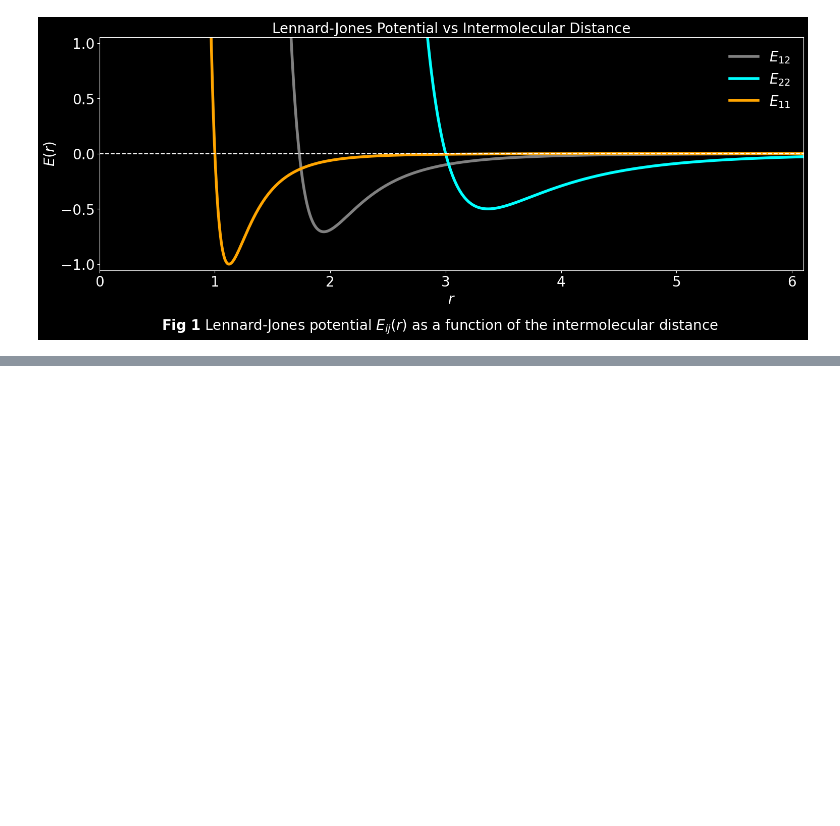
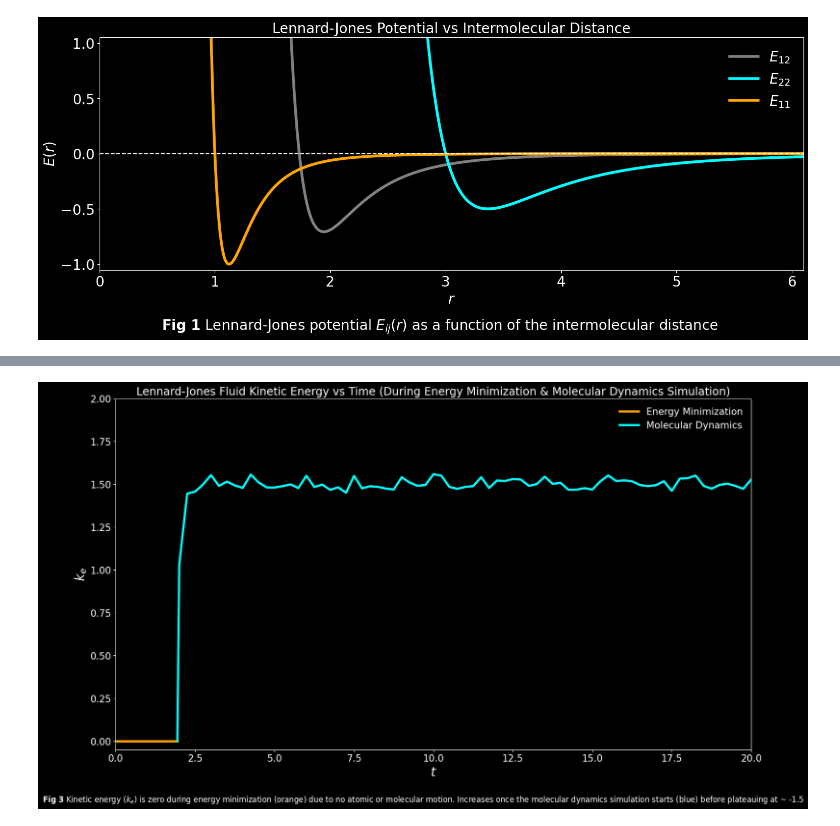
Before and after one commit to c-vandenberg/lammps-tutorials, a Jupyter notebook: simon-gravelle/level-1/lennard-jones-fluid/first-input/notebooks/lennard_jones_potential.ipynb, the cells around one changed output, grey strips where cells are left out. Saved outputs shown, nothing was run; the diff lists cells and outputs as text; code cells hidden in the pictures; blank space fills up the shorter version.

```diff
--- a/simon-gravelle/level-1/lennard-jones-fluid/first-input/notebooks/lennard_jones_potential.ipynb
+++ b/simon-gravelle/level-1/lennard-jones-fluid/first-input/notebooks/lennard_jones_potential.ipynb
@@ -61,0 +129,42 @@ pyplot.show()
+# %%
+# Set up the line graph
+ke_vs_time_line_graph_figure, ke_vs_time_line_graph_axes = pyplot.subplots(figsize=(18, 10))
+ke_vs_time_line_graph_figure.patch.set_facecolor('black')
+ke_vs_time_line_graph_axes.set_facecolor('black')
+
+# Stylise ticks and spines
+ke_vs_time_line_graph_axes.tick_params(colors='white', which='both', labelsize=15)
+for spine in ke_vs_time_line_graph_axes.spines.values():
+    spine.set_edgecolor('white')
+
+# Plot the data
+ke_vs_time_line_graph_axes.plot(energy_min_time, energy_min_kinetic_energy, color='orange',
+                                linewidth=3.5, label=r'Energy Minimization')
+ke_vs_time_line_graph_axes.plot(molecular_dynamics_time, molecular_dynamics_kinetic_energy, color='cyan',
+                                linewidth=3.5, label=r'Molecular Dynamics')
+
+# Set axes labels, limits and graph title
+ke_vs_time_line_graph_axes.set_xlabel(r'$t$', color='white', fontsize=20)
+ke_vs_time_line_graph_axes.set_ylabel(r'$k_{e}$', color='white', fontsize=20)
+ke_vs_time_line_graph_axes.set_xlim(0, 20)
+ke_vs_time_line_graph_axes.set_ylim(-0.05, 2.0)
+ke_vs_time_line_graph_axes.set_title('Lennard-Jones Fluid Kinetic Energy vs Time (During Energy Minimization & Molecular Dynamics Simulation)',
+                                     fontsize=17.5, color='white')
+
+# Add legend
+ke_vs_time_legend: Legend = ke_vs_time_line_graph_axes.legend(loc='upper right', frameon=False, fontsize=15)
+for text in ke_vs_time_legend.get_texts():
+    text.set_color('white')
+
+# Add figure title
+ke_vs_time_line_graph_figure.text(0.5, 0.0005,
+                r'$\bf{Fig\ 3}$ Kinetic energy ($k_{e}$) is zero during energy minimization (orange) due to no '
+                r'atomic or molecular motion. Increases once the molecular dynamics simulation starts (blue) '
+                r'before plateauing at ~ -1.5',
+                ha='center', va='center', color='white', fontsize=12)
+
+# Display the plot
+pyplot.savefig('../reports/figures/kinetic_energy_vs_time.png', bbox_inches='tight')
+pyplot.show()
+# %% [output]
+[figure, added]
```
Also changed, not shown: parts of 7 cells of this notebook, 3 other files.
